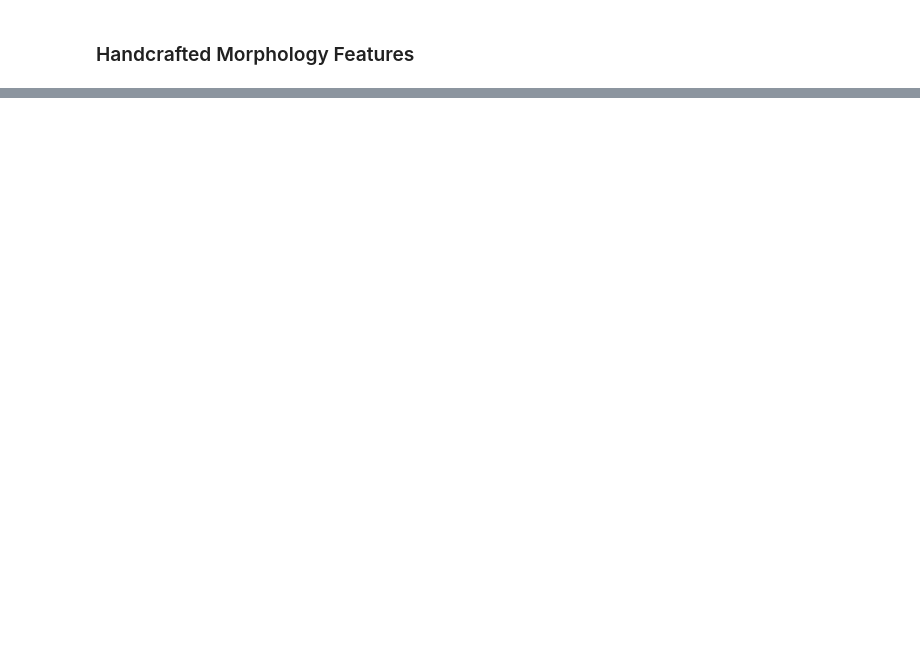
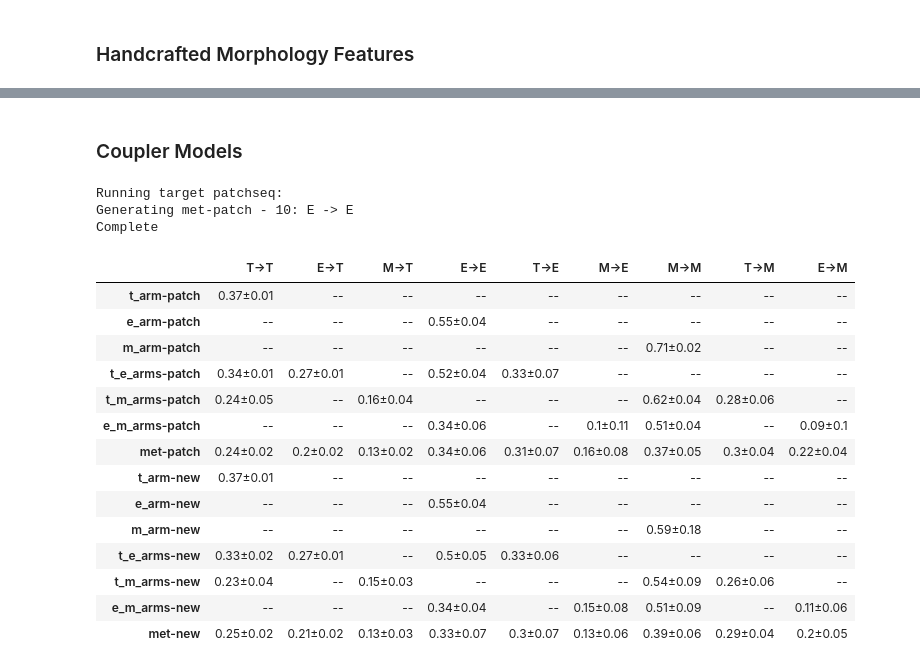
Before and after one commit to AllenInstitute/cplAE_MET, a Jupyter notebook: notebooks/Results.ipynb, the cells around one changed output, grey strips where cells are left out. Drawn from its saved outputs; the diff is of its cells as text; code cells hidden in the pictures; blank space fills up the shorter version.

```diff
--- a/notebooks/Results.ipynb
+++ b/notebooks/Results.ipynb
@@ -415,0 +503,44 @@ build_table(columns, ["patch", "ivscc", "dual"], 2)
+# %% [markdown]
+### Coupler Models
+# %%
+coupler_targets = {
+    "patchseq": {
+        "query": {"formats": [("logcpm", "pca-ipfx", "arbors")]},
+        "modalities": ["T", "E", "M"],
+        "loss": {
+            "formats": {"T": ["logcpm"], "E": ["pca-ipfx"], "M": ["arbors"]},
+            "losses": {"logcpm": "feature_r2", "pca-ipfx": "feature_r2", "arbors": "sample_r2"},
+            "transform": {}},
+        "groups": {"patch", "new"},
+        "display": {"T": lambda x: 1 - x, "E": lambda x: 1 - x, "M": lambda x: 1 - x}
+    }
+}
+# %%
+coupler_plan = generate_recon_plan([], coupler_targets)
+coupler_accs = run_recon_plan(coupler_plan, coupler_targets, met_data, all_experiments)
+coupler_scores = compute_scores(coupler_accs)
+# %% [output]
+Running target patchseq:
+Generating met-patch - 10: E -> E
+Complete
+# %%
+coupler_columns = [("T->T", "patchseq", "T->T"), ("E->T", "patchseq", "E->T"), ("M->T", "patchseq", "M->T"),
+           ("E->E", "patchseq", "E->E"), ("T->E", "patchseq", "T->E"), ("M->E", "patchseq", "M->E"), ("M->M", "patchseq", "M->M"),
+           ("T->M", "patchseq", "T->M"), ("E->M", "patchseq", "E->M")]
+build_table(coupler_scores, coupler_columns, ["patch", "new"], 2)
+# %% [output]
+|  | T->T | E->T | M->T | E->E | T->E | M->E | M->M | T->M | E->M |
+| t_arm-patch | 0.37±0.01 | -- | -- | -- | -- | -- | -- | -- | -- |
+| e_arm-patch | -- | -- | -- | 0.55±0.04 | -- | -- | -- | -- | -- |
+| m_arm-patch | -- | -- | -- | -- | -- | -- | 0.71±0.02 | -- | -- |
+| t_e_arms-patch | 0.34±0.01 | 0.27±0.01 | -- | 0.52±0.04 | 0.33±0.07 | -- | -- | -- | -- |
+| t_m_arms-patch | 0.24±0.05 | -- | 0.16±0.04 | -- | -- | -- | 0.62±0.04 | 0.28±0.06 | -- |
+| e_m_arms-patch | -- | -- | -- | 0.34±0.06 | -- | 0.1±0.11 | 0.51±0.04 | -- | 0.09±0.1 |
+| met-patch | 0.24±0.02 | 0.2±0.02 | 0.13±0.02 | 0.34±0.06 | 0.31±0.07 | 0.16±0.08 | 0.37±0.05 | 0.3±0.04 | 0.22±0.04 |
+| t_arm-new | 0.37±0.01 | -- | -- | -- | -- | -- | -- | -- | -- |
+| e_arm-new | -- | -- | -- | 0.55±0.04 | -- | -- | -- | -- | -- |
+| m_arm-new | -- | -- | -- | -- | -- | -- | 0.59±0.18 | -- | -- |
+| t_e_arms-new | 0.33±0.02 | 0.27±0.01 | -- | 0.5±0.05 | 0.33±0.06 | -- | -- | -- | -- |
+| t_m_arms-new | 0.23±0.04 | -- | 0.15±0.03 | -- | -- | -- | 0.54±0.09 | 0.26±0.06 | -- |
+| e_m_arms-new | -- | -- | -- | 0.34±0.04 | -- | 0.15±0.08 | 0.51±0.09 | -- | 0.11±0.06 |
+| met-new | 0.25±0.02 | 0.21±0.02 | 0.13±0.03 | 0.33±0.07 | 0.3±0.07 | 0.13±0.06 | 0.39±0.06 | 0.29±0.04 | 0.2±0.05 |
```
Also changed, not shown: parts of 37 cells of this notebook, 5 other files.
